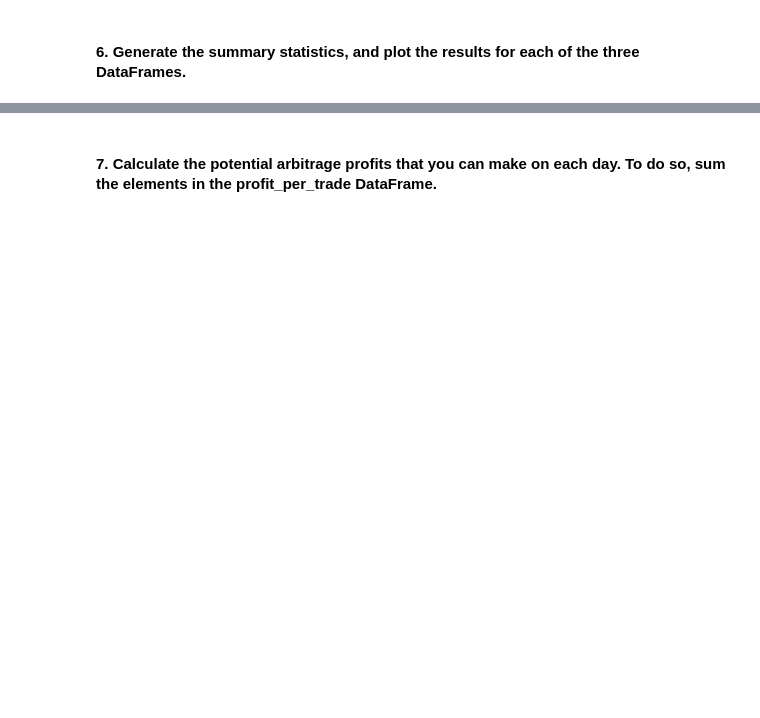
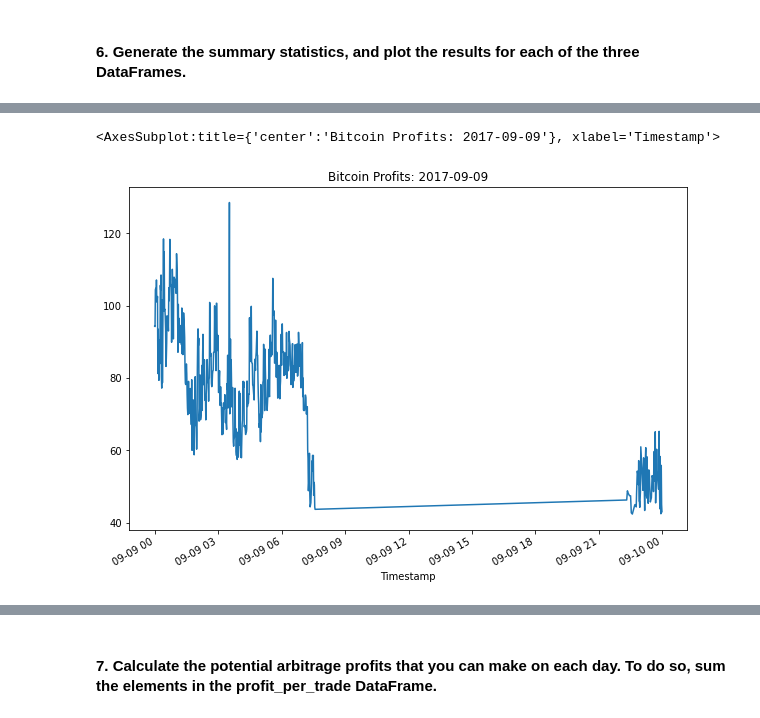
Before and after one commit to AbsurdSophist/Module_3_Challenge, a Jupyter notebook: crypto_arbitrage.ipynb, the cells around one changed output, grey strips where cells are left out. Drawn from its saved outputs; the diff is of its cells as text; code cells hidden in the pictures; blank space fills up the shorter version.

```diff
--- a/crypto_arbitrage.ipynb
+++ b/crypto_arbitrage.ipynb
@@ -558,7 +604,8 @@ spread_return_early = # YOUR CODE HERE
 # For the date in the middle of the dataset, calculate the spread returns by dividing
 # the instances when the arbitrage spread is positive (> 0)  by the price of Bitcoin
 # from the exchange you are buying on (the lower-priced exchange)
-spread_return_middle = # YOUR CODE HERE
+spread_return_middle = arbitrage_spread_middle[arbitrage_spread_middle>0] / bitstamp_sliced.loc['2017-09-09']
 
 # Review the spread return DataFrame
-# YOUR CODE HERE
+spread_return_middle = spread_return_middle.dropna()
+spread_return_middle
@@ -582,7 +666,7 @@ profitable_trades_early = # YOUR CODE HERE
 # %%
 # For the date in the middle of the dataset, determine the number of times your trades with positive returns
 # exceed the 1% minimum threshold (.01) that you need to cover your costs
-profitable_trades_middle = # YOUR CODE HERE
+profitable_trades_middle = spread_return_middle[spread_return_middle > .01]
 
 # Review the first five profitable trades
-# YOUR CODE HERE
+profitable_trades_middle.head()
@@ -589,7 +681,7 @@ profitable_trades_middle = # YOUR CODE HERE
 # %%
 # For the date late in the dataset, determine the number of times your trades with positive returns
 # exceed the 1% minimum threshold (.01) that you need to cover your costs
-profitable_trades_middle = # YOUR CODE HERE
+profitable_trades_late = spread_return_late[spread_return_late > .01]
 
 # Review the first five profitable trades
-# YOUR CODE HERE
+profitable_trades_late.head()
@@ -622,10 +764,10 @@ profit_per_trade_early = # YOUR CODE HERE
 # %%
 # For the date in the middle of the dataset, calculate the potential profit per trade in dollars
 # Multiply the profitable trades by the cost of the Bitcoin that was purchased
-profit_middle = # YOUR CODE HERE
+profit_middle = profitable_trades_middle * bitstamp_sliced.loc['2017-09-09']
 
 # Drop any missing values from the profit DataFrame
-profit_per_trade_middle = # YOUR CODE HERE
+profit_per_trade_middle = profit_middle.dropna()
 
 # View the early profit DataFrame
-# YOUR CODE HERE
+profit_per_trade_middle
@@ -654,6 +837,11 @@ profit_per_trade_late = # YOUR CODE HERE
 # %%
 # Plot the results for the middle profit per trade DataFrame
 # Be sure to include at least a title with your plot
-# YOUR CODE HERE
+profit_per_trade_middle.plot(
+    figsize = (10, 7),
+    title = 'Bitcoin Profits: 2017-09-09')
+# %% [output]
+<AxesSubplot:title={'center':'Bitcoin Profits: 2017-09-09'}, xlabel='Timestamp'>
+[figure, added]
 # %%
 # Generate the summary statistics for the late profit per trade DataFrame
```
Also changed, not shown: parts of 32 cells of this notebook.
